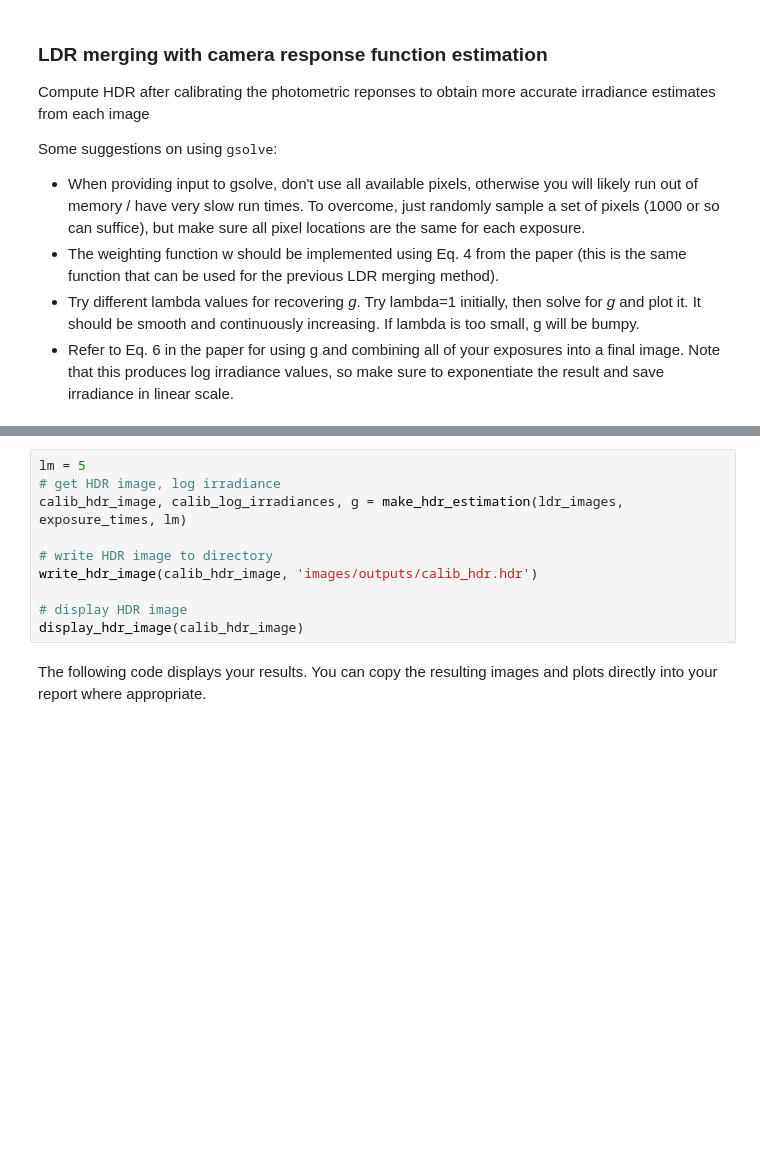
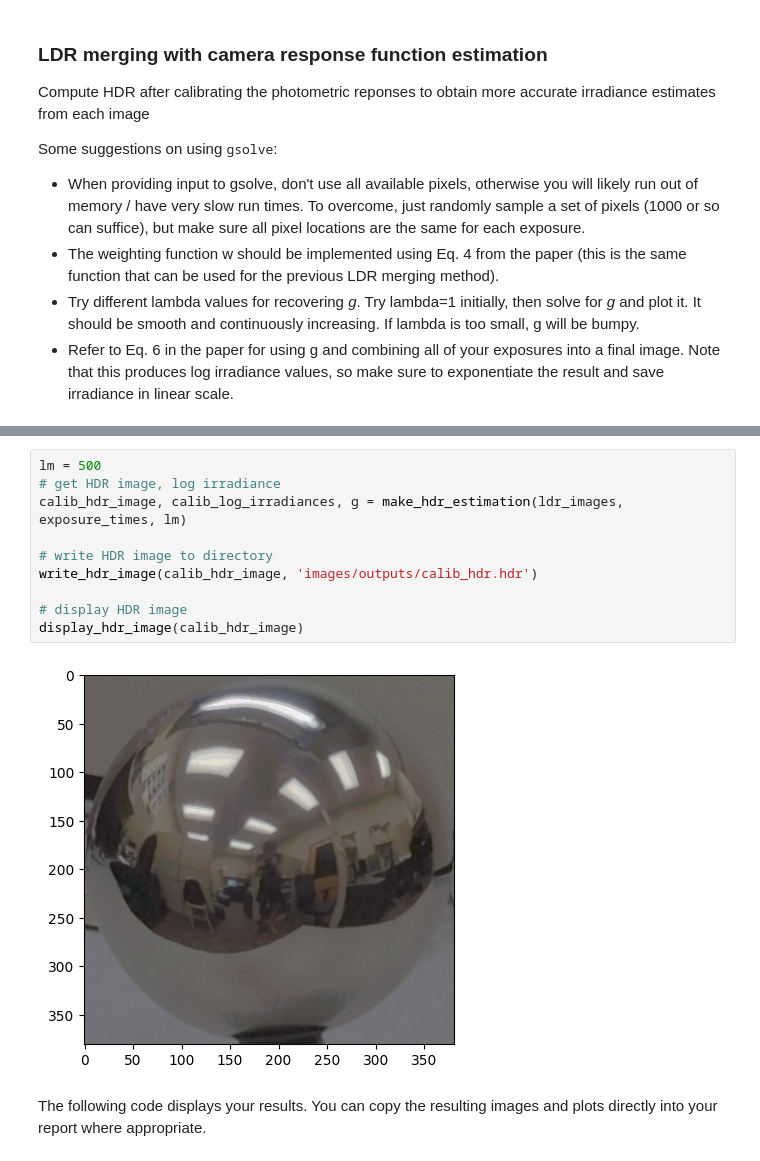
Before and after one commit to bensivo/CS445-Project4, a Jupyter notebook: Project_4_Image_Based_Lighting_Starter.ipynb, the cells around one changed output, grey strips where cells are left out. Cells and saved outputs as stored; diff of their text form; blank space fills up the shorter version.

```diff
--- a/Project_4_Image_Based_Lighting_Starter.ipynb
+++ b/Project_4_Image_Based_Lighting_Starter.ipynb
@@ -279,13 +378,15 @@ def make_hdr_estimation(ldr_images: np.ndarray, exposure_times: list, lm)-> (np.
 # %%
-lm = 5
+lm = 500
 # get HDR image, log irradiance
 calib_hdr_image, calib_log_irradiances, g = make_hdr_estimation(ldr_images, exposure_times, lm)
 
 # write HDR image to directory
 write_hdr_image(calib_hdr_image, 'images/outputs/calib_hdr.hdr')
 
 # display HDR image
 display_hdr_image(calib_hdr_image)
+# %% [output]
+[figure, added]
 # %% [markdown]
 The following code displays your results. You can copy the resulting images and plots directly into your report where appropriate.
 # %%
```
Also changed, not shown: parts of 7 cells of this notebook, 3 other files.
